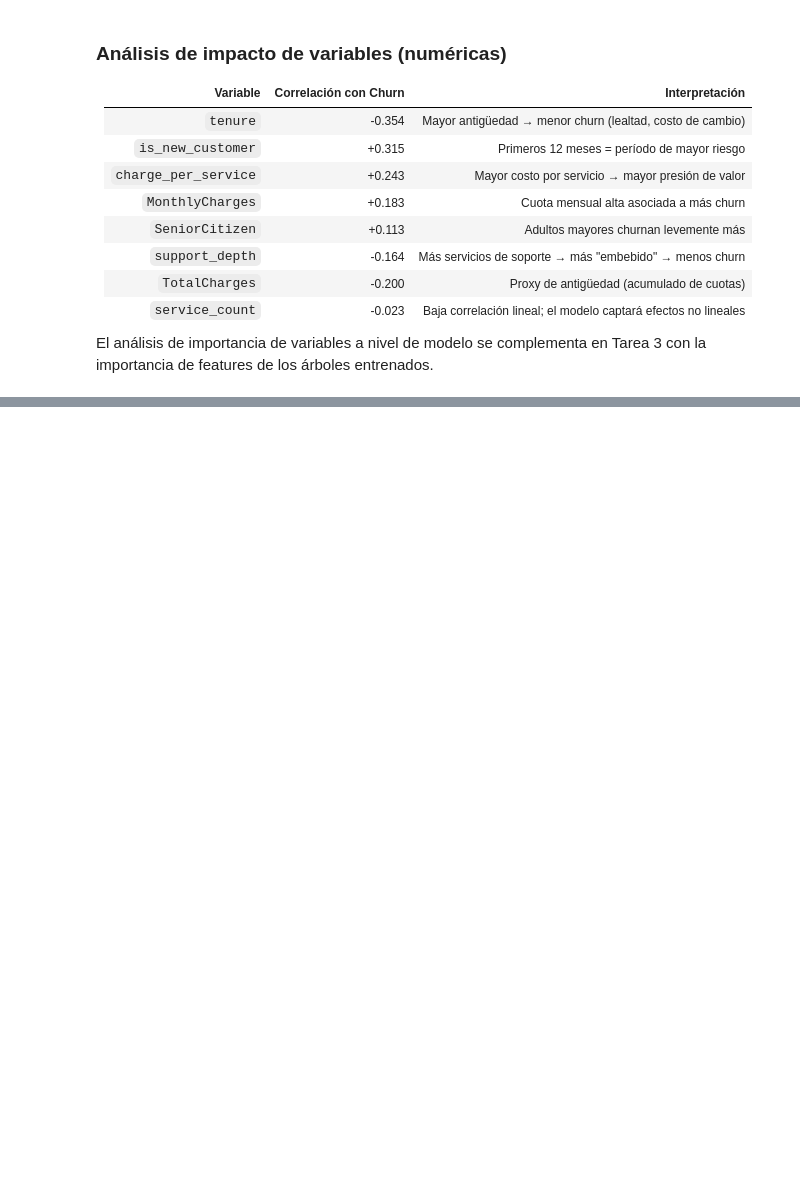
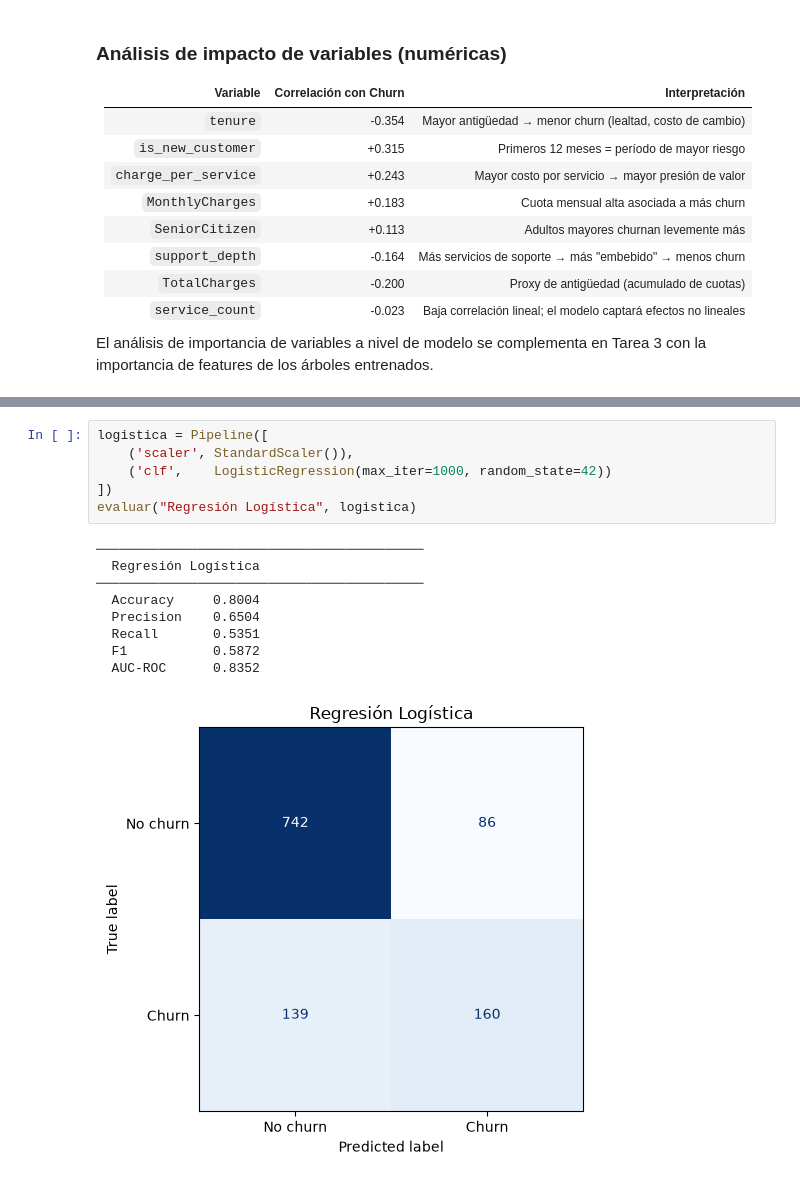
Before and after one commit to Benja726/ml, a Jupyter notebook: churn-obligatorio.ipynb, the cells around one changed output, grey strips where cells are left out. Cells and saved outputs as stored; diff of their text form; blank space fills up the shorter version.

```diff
--- a/churn-obligatorio.ipynb
+++ b/churn-obligatorio.ipynb
@@ -828,0 +908,16 @@ en Tarea 3 con la importancia de features de los árboles entrenados.
+# %%
+logistica = Pipeline([
+    ('scaler', StandardScaler()),
+    ('clf',    LogisticRegression(max_iter=1000, random_state=42))
+])
+evaluar("Regresión Logística", logistica)
+# %% [output]
+──────────────────────────────────────────
+  Regresión Logística
+──────────────────────────────────────────
+  Accuracy     0.8004
+  Precision    0.6504
+  Recall       0.5351
+  F1           0.5872
+  AUC-ROC      0.8352
+[figure, added]
```
Also changed, not shown: parts of 16 cells of this notebook, 2 other files.
